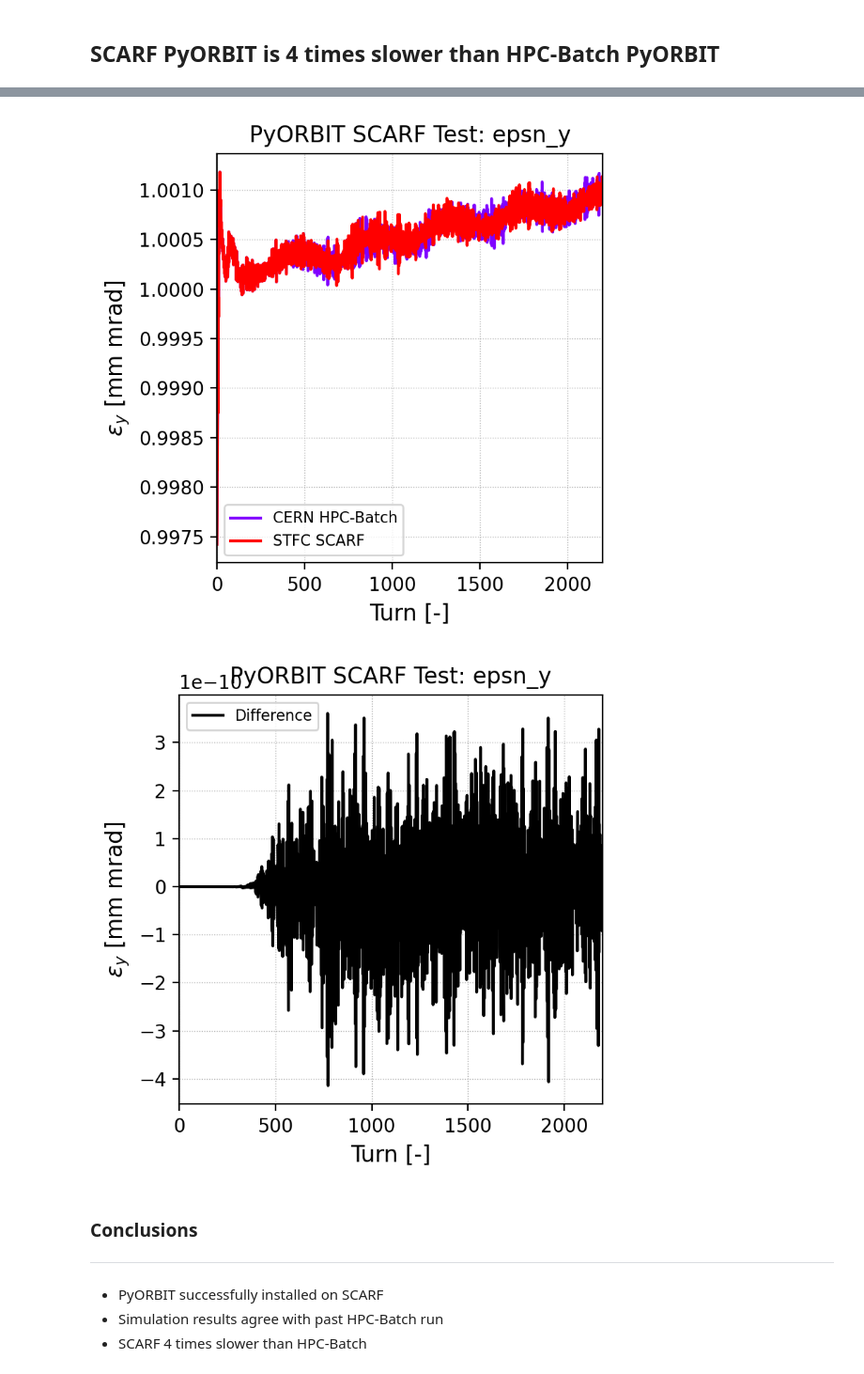
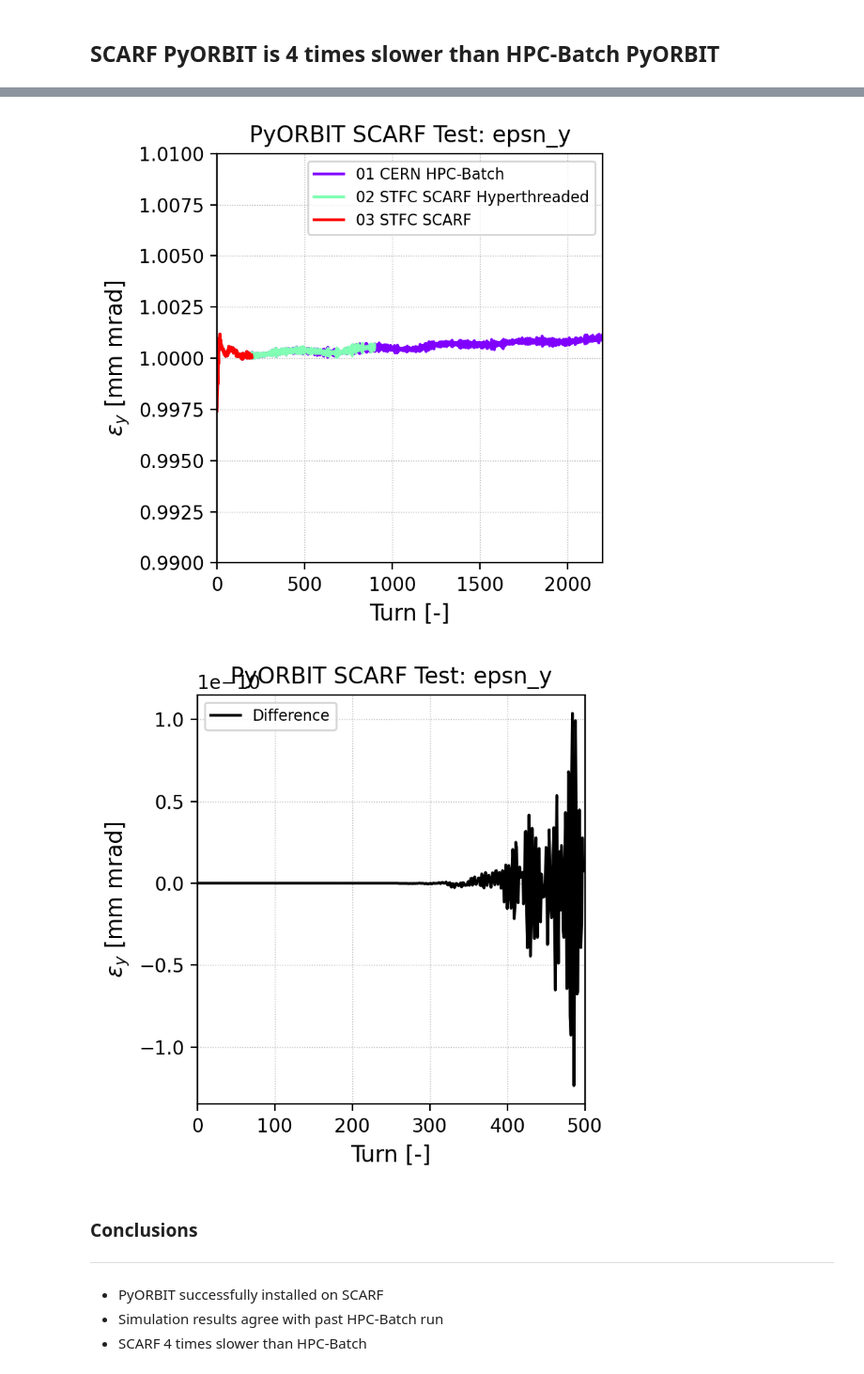
Before and after one commit to HaroonRafique/SCARF_PTC_PyORBIT_Test, a Jupyter notebook: 00_Initial_Test/1_H_07_Output.ipynb, the cells around one changed output, grey strips where cells are left out. Shown at 94% size. Drawn from its saved outputs; the diff is of its cells as text; code cells hidden in the pictures.

Commit message:
<update>[00/1_H_07] plotting notebook - note overwrite of initial output, regardless turning off hyperthreading on SCARF does not give the same speedup as on CERNs HPC-Batch

```diff
--- a/00_Initial_Test/1_H_07_Output.ipynb
+++ b/00_Initial_Test/1_H_07_Output.ipynb
@@ -84,6 +84,7 @@ def make_directory(path):
 #### Read File
 # %%
 dd1 = dict()
-dd1 = add_input_file(dd1, '1_H_07/hyperthreaded_output/output.mat', 'STFC SCARF')
-dd1 = add_input_file(dd1, '../../MD4224_Light/06_Full_Simulation_Scan_Tomo/1_H_07/output/output.mat', 'CERN HPC-Batch')
+dd1 = add_input_file(dd1, '1_H_07/hyperthreaded_output/output.mat', '02 STFC SCARF Hyperthreaded')
+dd1 = add_input_file(dd1, '1_H_07/output/output.mat', '03 STFC SCARF')
+dd1 = add_input_file(dd1, '../../MD4224_Light/06_Full_Simulation_Scan_Tomo/1_H_07/output/output.mat', '01 CERN HPC-Batch')
 # %% [output]
@@ -721,41 +774,42 @@ for key, value in sorted(dd1.items()):
 ax1.grid(which='both',lw=0.5, ls=':');
 ax1.legend();
 ax1.set_xlim(0, 2200);
+ax1.set_ylim(0.99, 1.01);
 
 savename = save_folder +'/' + main_label + '_' + parameter + '.png'
 plt.savefig(savename);
 # %% [output]
-[figure, old version]
+[figure, new version]
 # %%
 parameter = 'epsn_y'
 multi1 = 1E6
 y_label = r'$\epsilon_y$ [mm mrad]'
 
 fig1 = plt.figure(facecolor='w', edgecolor='k', figsize=(4.,4.), tight_layout=True)
 ax1 = fig1.add_subplot(111)
 
 title = main_label + ': ' + parameter
 ax1.set_title(title)
 
 ax1.set_xlabel('Turn [-]')
 ax1.set_ylabel(y_label)
 
 colors = cm.rainbow(np.linspace(0, 1, len(dd1.keys())))
 c_it = int(0)
 
-x_dat = dd1['STFC SCARF']['turn'][0]
-y_dat = dd1['CERN HPC-Batch'][parameter][0] - dd1['STFC SCARF'][parameter][0]
+x_dat = dd1['02 STFC SCARF Hyperthreaded']['turn'][0][0:500]
+y_dat = dd1['01 CERN HPC-Batch'][parameter][0][0:500] - dd1['02 STFC SCARF Hyperthreaded'][parameter][0][0:500]
 
 ax1.plot(x_dat, y_dat,color='k', label='Difference');
 
 ax1.grid(which='both',lw=0.5, ls=':');
 ax1.legend();
-ax1.set_xlim(0, 2200);
+ax1.set_xlim(0, 500);
 
 savename = save_folder +'/' + main_label + '_' + parameter + '_diff.png'
 plt.savefig(savename);
 # %% [output]
-[figure, old version]
+[figure, new version]
 # %% [markdown]
 ### Conclusions
 ---
```
Also changed, not shown: parts of 35 cells of this notebook, 21 other files.
